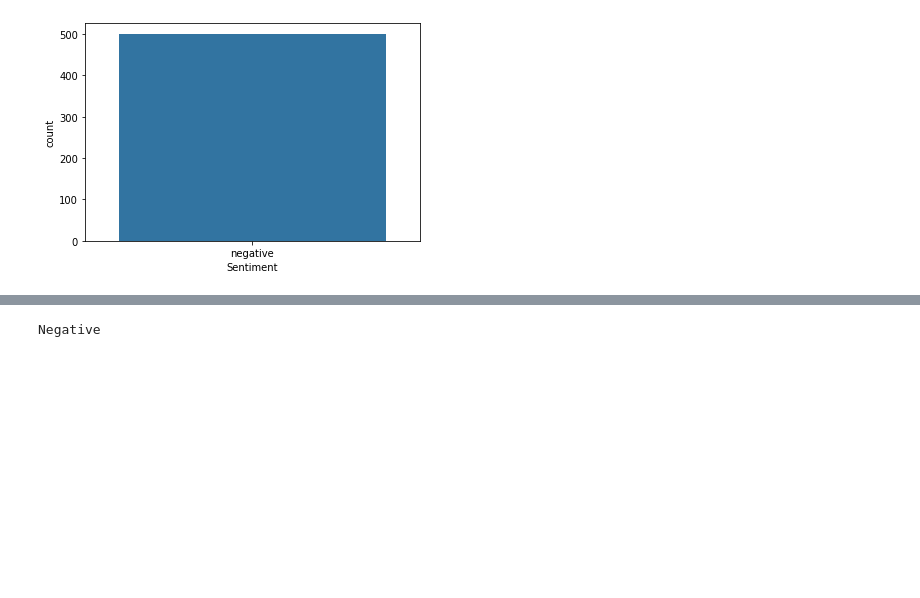
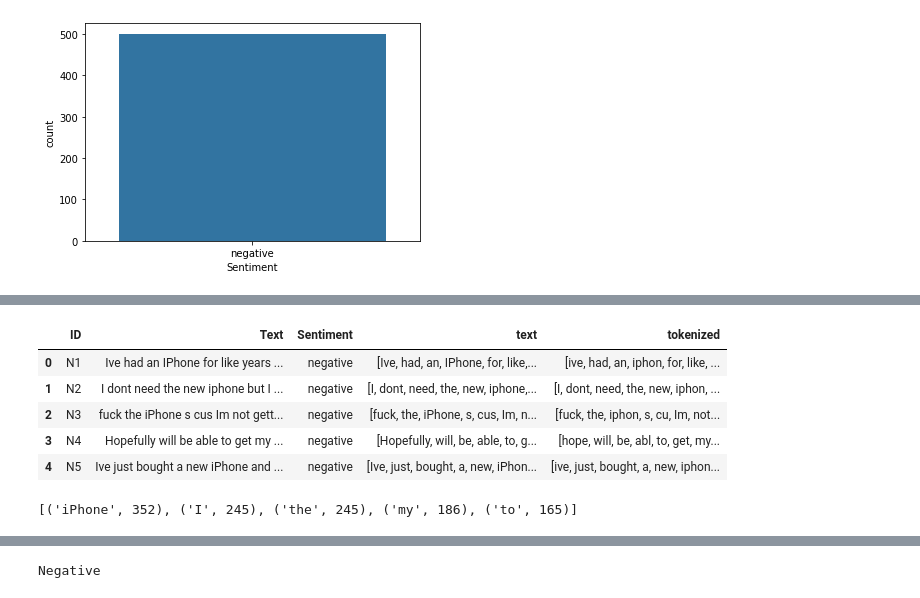
Before and after one commit to Marinos-Alexo/TweetSentimenent-DecisionTheory, a Jupyter notebook: TweetSentiment.ipynb, the cells around one changed output, grey strips where cells are left out. Drawn from its saved outputs; the diff is of its cells as text; code cells hidden in the pictures; blank space fills up the shorter version.

Commit message:
Add files via upload
Update .ipynb and .py files with better functionality and train-test files with purpose to calculate better accuracy

```diff
--- a/TweetSentiment.ipynb
+++ b/TweetSentiment.ipynb
@@ -122,0 +161,39 @@ Name: Text, dtype: object
+# %%
+from nltk.stem import PorterStemmer
+from nltk.tokenize import sent_tokenize, word_tokenize
+
+ps = PorterStemmer()
+# %%
+def tokenize(text):
+    return word_tokenize(text)
+
+def stemming(words):
+    stem_words = []
+    for w in words:
+        w = ps.stem(w)
+        stem_words.append(w)
+
+    return stem_words
+# %%
+# apply tokenize function
+train_data['text'] = train_data['Text'].apply(tokenize)
+# %%
+# apply steming function
+train_data['tokenized'] = train_data['text'].apply(stemming)
+# %%
+train_data.head()
+# %% [output]
+|  | ID | Text | Sentiment | text | tokenized |
+| 0 | N1 | Ive had an IPhone for like years ... | negative | [Ive, had, an, IPhone, for, like,... | [ive, had, an, iphon, for, like, ... |
+| 1 | N2 | I dont need the new iphone but I ... | negative | [I, dont, need, the, new, iphone,... | [I, dont, need, the, new, iphon, ... |
+| 2 | N3 | fuck the iPhone s cus Im not gett... | negative | [fuck, the, iPhone, s, cus, Im, n... | [fuck, the, iphon, s, cu, Im, not... |
+| 3 | N4 | Hopefully will be able to get my ... | negative | [Hopefully, will, be, able, to, g... | [hope, will, be, abl, to, get, my... |
+| 4 | N5 | Ive just bought a new iPhone and ... | negative | [Ive, just, bought, a, new, iPhon... | [ive, just, bought, a, new, iphon... |
+# %%
+words = Counter()
+for idx in train_data.index:
+    words.update(train_data.loc[idx, "text"])
+
+words.most_common(5)
+# %% [output]
+[('iPhone', 352), ('I', 245), ('the', 245), ('my', 186), ('to', 165)]
```
Also changed, not shown: parts of 21 cells of this notebook, 1 other file.
